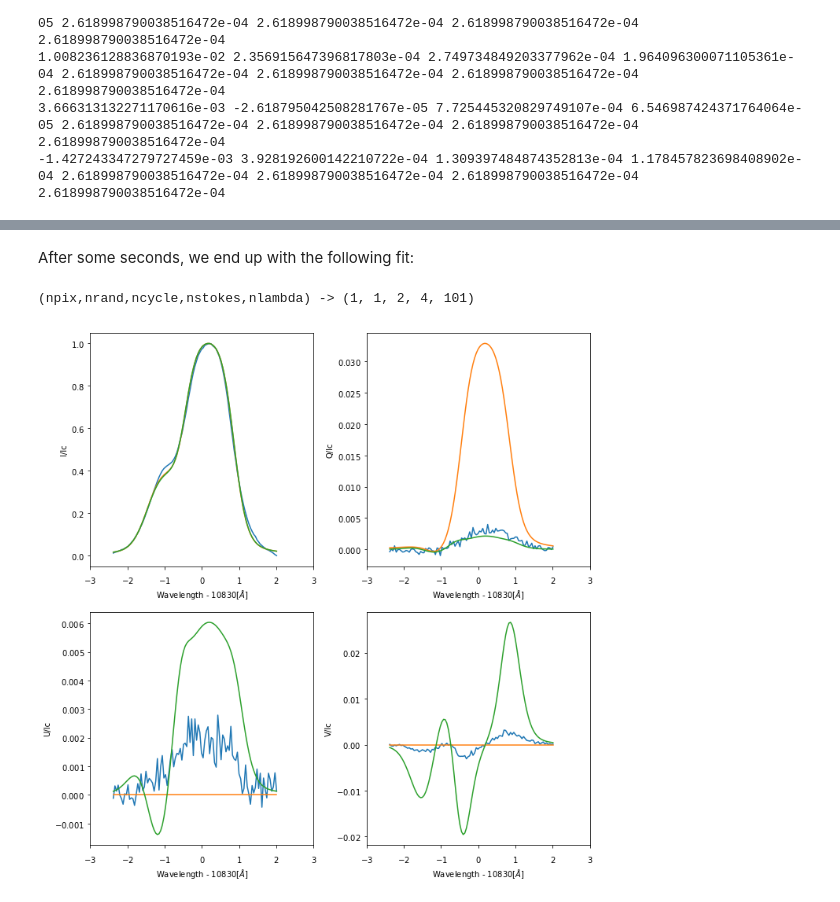
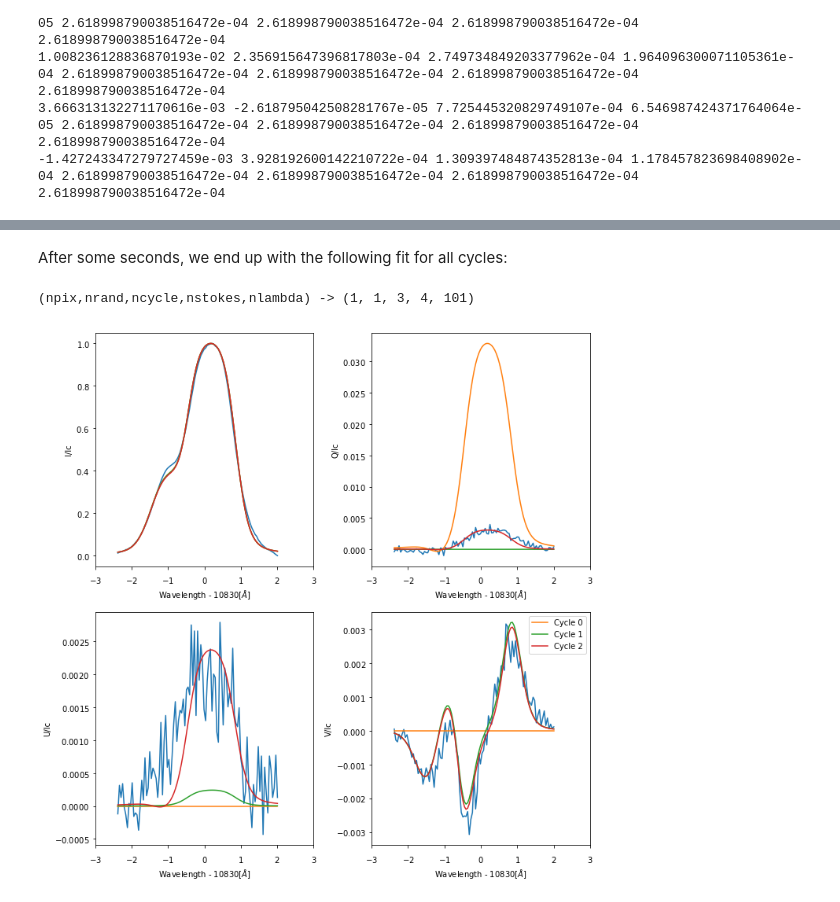
Before and after one commit to aasensio/hazel2, a Jupyter notebook: docs/notebooks/conf_inversion.ipynb, the cells around one changed output, grey strips where cells are left out. Saved outputs shown, nothing was run; the diff lists cells and outputs as text; code cells hidden in the pictures.

```diff
--- a/docs/notebooks/conf_inversion.ipynb
+++ b/docs/notebooks/conf_inversion.ipynb
@@ -526,25 +422,28 @@ mod.close_output()
 # %% [markdown]
-After some seconds, we end up with the following fit:
+After some seconds, we end up with the following fit for all cycles:
 # %%
 f = h5py.File('output.h5', 'r')
 
 print('(npix,nrand,ncycle,nstokes,nlambda) -> {0}'.format(f['spec1']['stokes'].shape))
 
+ncycle = f['spec1']['stokes'].shape[2]
+
 fig, ax = pl.subplots(nrows=2, ncols=2, figsize=(10,10))
 ax = ax.flatten()
 for i in range(4):
     ax[i].plot(f['spec1']['wavelength'][:] - 10830, stokes[i,:])
-    for j in range(2):
-        ax[i].plot(f['spec1']['wavelength'][:] - 10830, f['spec1']['stokes'][0,0,j,i,:])
+    for j in range(ncycle):
+        ax[i].plot(f['spec1']['wavelength'][:] - 10830, f['spec1']['stokes'][0,0,j,i,:], label='Cycle {0}'.format(j))
 
 for i in range(4):
     ax[i].set_xlabel('Wavelength - 10830[$\AA$]')
     ax[i].set_ylabel('{0}/Ic'.format(label[i]))
     ax[i].set_xlim([-3,3])
 
+pl.legend()
 pl.tight_layout()
 
 f.close()
 # %% [output]
-(npix,nrand,ncycle,nstokes,nlambda) -> (1, 1, 2, 4, 101)
+(npix,nrand,ncycle,nstokes,nlambda) -> (1, 1, 3, 4, 101)
-[figure, old version]
+[figure, new version]
```
Also changed, not shown: parts of 8 cells of this notebook, 5 other files.
